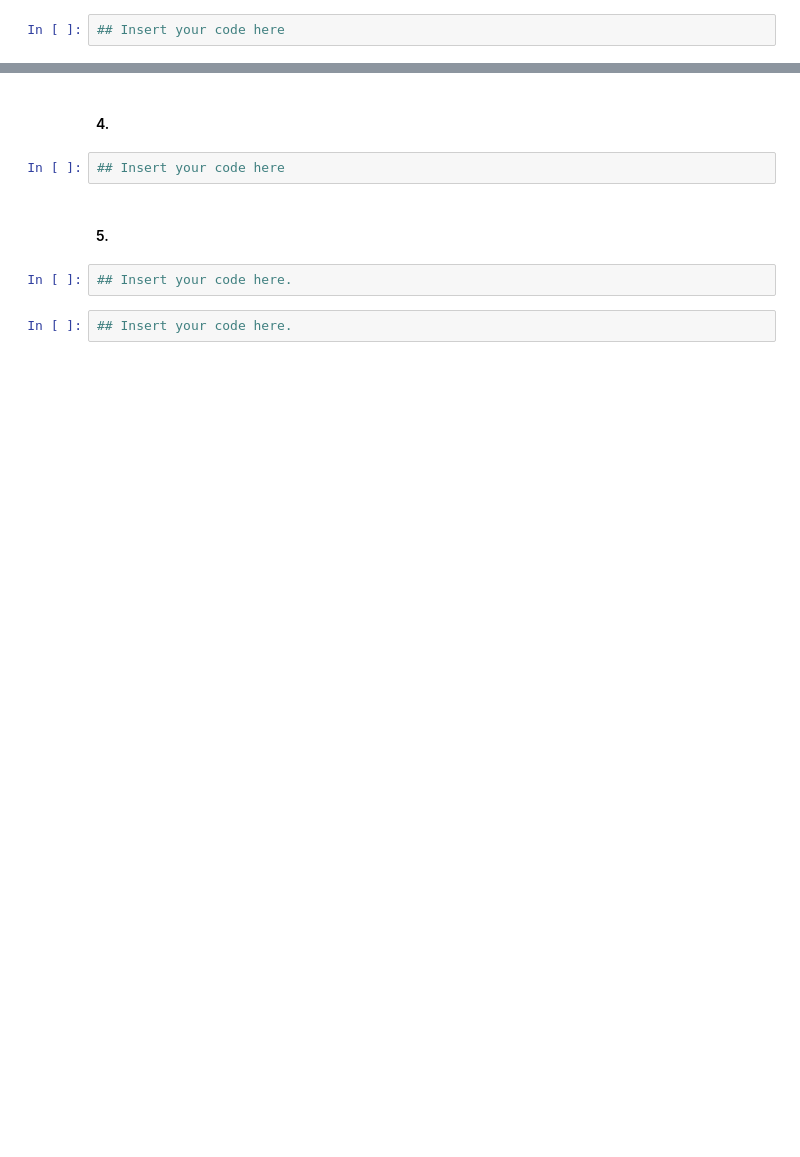
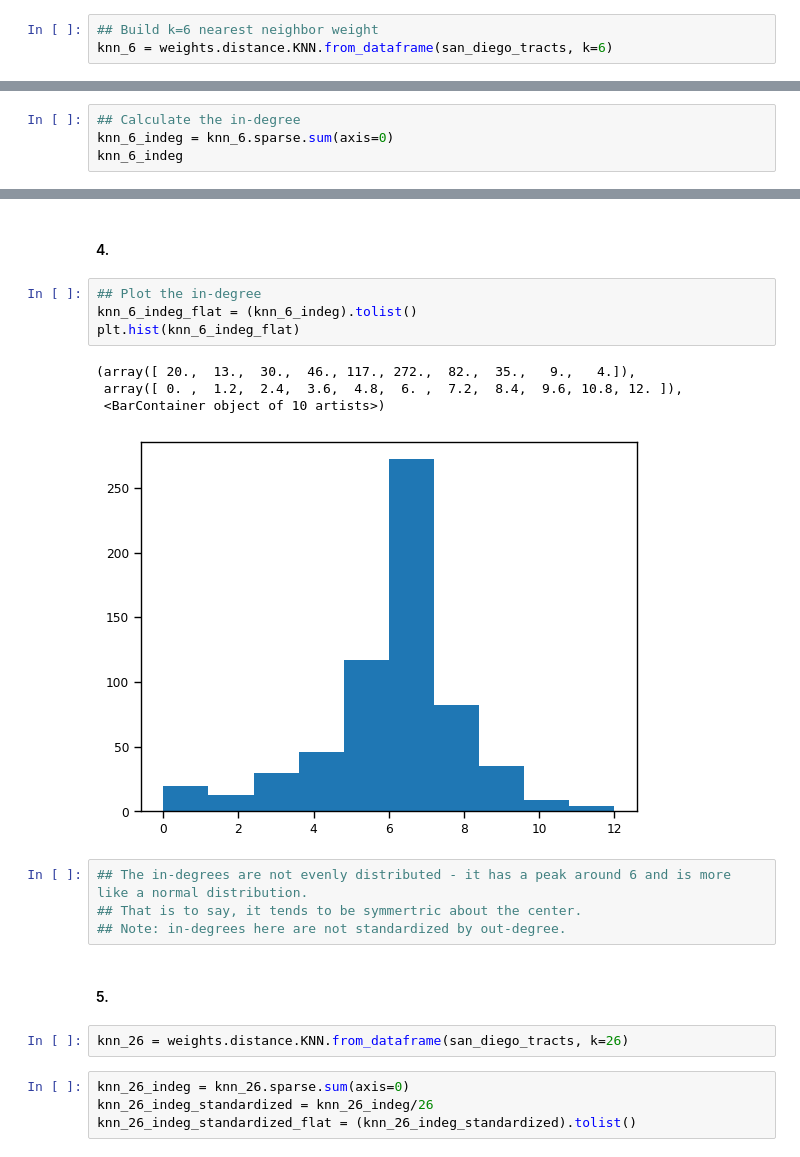
Before and after one commit to Keplex/4680_5680_intro_uds, a Jupyter notebook: Week6/W6_spatialweights.ipynb, the cells around one changed output, grey strips where cells are left out. Saved outputs shown, nothing was run; the diff lists cells and outputs as text; blank space fills up the shorter version.

```diff
--- a/Week6/W6_spatialweights.ipynb
+++ b/Week6/W6_spatialweights.ipynb
@@ -1140,6 +1135,7 @@ The *out-degree* of a node is the number of outgoing links from a node; for a K-
 # %% [markdown]
 #### 1.
 # %%
-## Insert your code here
+## Build k=6 nearest neighbor weight
+knn_6 = weights.distance.KNN.from_dataframe(san_diego_tracts, k=6)
 # %% [markdown]
 #### 2.
@@ -1160,0 +1176,4 @@ knn_6_indeg_flat = (knn_6_indeg).tolist()
+# %%
+## Calculate the in-degree
+knn_6_indeg = knn_6.sparse.sum(axis=0)
+knn_6_indeg
@@ -1161,11 +1219,24 @@ knn_6_indeg_flat = (knn_6_indeg).tolist()
 # %% [markdown]
 #### 4.
+# %%
+## Plot the in-degree
+knn_6_indeg_flat = (knn_6_indeg).tolist()
+plt.hist(knn_6_indeg_flat)
+# %% [output]
+(array([ 20.,  13.,  30.,  46., 117., 272.,  82.,  35.,   9.,   4.]),
+ array([ 0. ,  1.2,  2.4,  3.6,  4.8,  6. ,  7.2,  8.4,  9.6, 10.8, 12. ]),
+ <BarContainer object of 10 artists>)
+[figure, added]
 # %%
-## Insert your code here
+## The in-degrees are not evenly distributed - it has a peak around 6 and is more like a normal distribution.
+## That is to say, it tends to be symmertric about the center.
+## Note: in-degrees here are not standardized by out-degree.
 # %% [markdown]
 #### 5.
 # %%
-## Insert your code here.
+knn_26 = weights.distance.KNN.from_dataframe(san_diego_tracts, k=26)
 # %%
-## Insert your code here.
+knn_26_indeg = knn_26.sparse.sum(axis=0)
+knn_26_indeg_standardized = knn_26_indeg/26
+knn_26_indeg_standardized_flat = (knn_26_indeg_standardized).tolist()
 # %%
```
Also changed, not shown: parts of 14 cells of this notebook, 1 other file.
